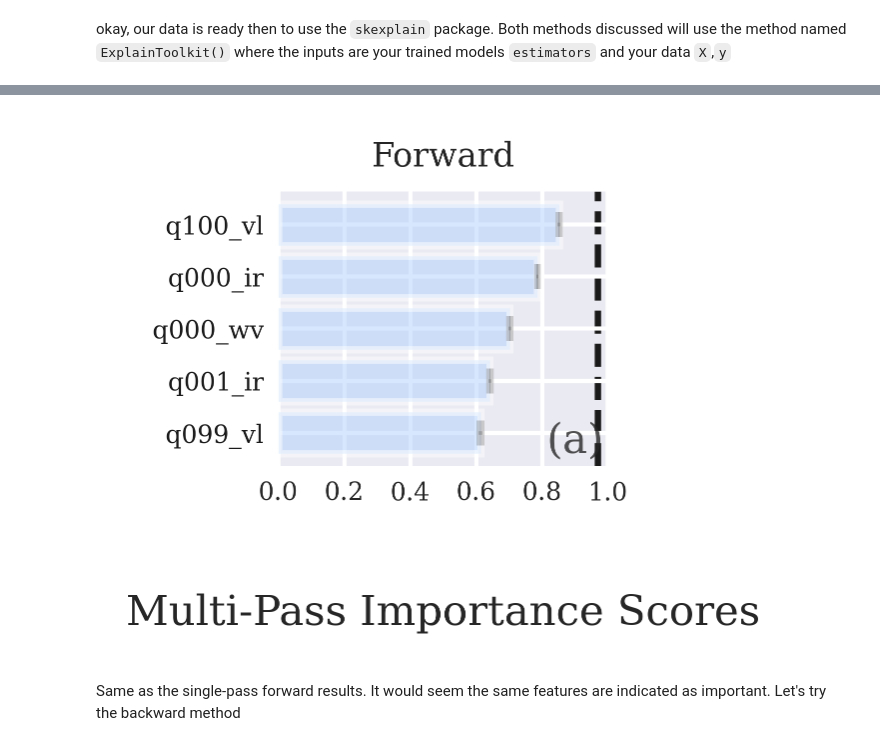
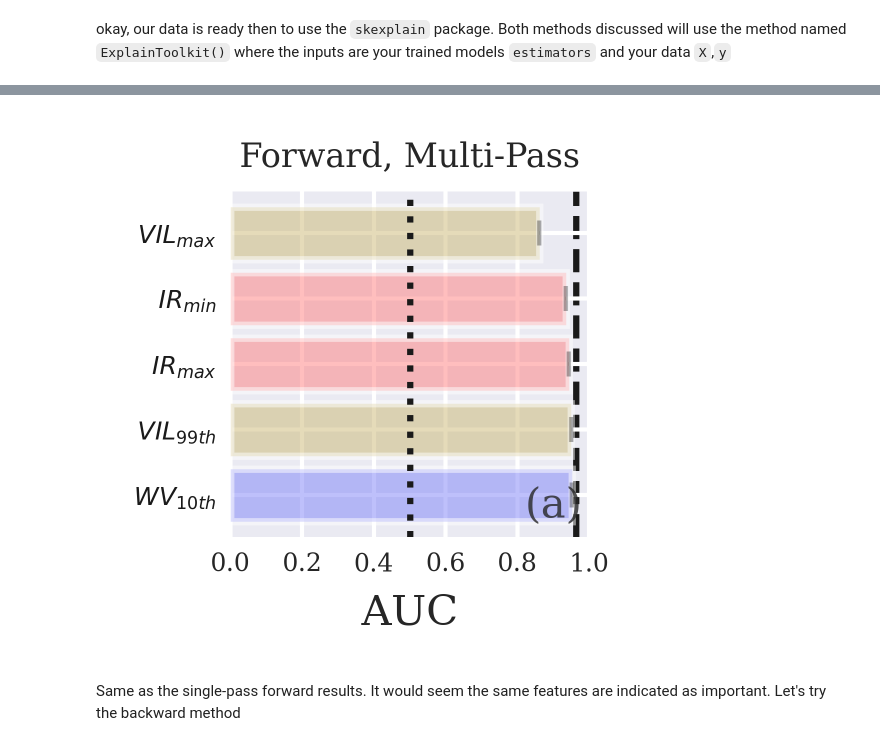
Before and after one commit to ai2es/WAF_ML_Tutorial_Part1, a Jupyter notebook: jupyter_notebooks/Notebook09_InterpretationATrainedMLModel.ipynb, the cells around one changed output, grey strips where cells are left out. Cells and saved outputs as stored; diff of their text form; code cells hidden in the pictures.

```diff
--- a/jupyter_notebooks/Notebook09_InterpretationATrainedMLModel.ipynb
+++ b/jupyter_notebooks/Notebook09_InterpretationATrainedMLModel.ipynb
@@ -186,6 +171,6 @@ if you need to load the saved file you can use this cell block:
 #create explainer object
 explainer = skexplain.ExplainToolkit()
 # Load the results file into the explainer object
-results_forward = explainer.load(fnames='../datasets/explanations/multipass_importance_auc_backward.nc')
-results_backward = explainer.load(fnames='../datasets/explanations/multipass_importance_auc_forward.nc')
+results_backward = explainer.load(fnames='../datasets/explanations/multipass_importance_auc_backward.nc')
+results_forward = explainer.load(fnames='../datasets/explanations/multipass_importance_auc_forward.nc')
 # %% [markdown]
@@ -231,15 +236,18 @@ As we stated before, the correlation between predictors could be skewing the res
 # %%
 #use the plot_importance method. it takes the result of the permuation test, whatever panels you want to make, then the number of bars you want.
 fig,ax = explainer.plot_importance(data=results_forward,
-                                panels=[('multipass', 'RandomForest')],
-                                num_vars_to_plot=5,figsize=(2,2))
+                                panels=[('multipass', 'LogisticRegression')],
+                                num_vars_to_plot=5,figsize=(2,2),xlabels=['AUC'],
+                                display_feature_names=display_feature_names,
+                               feature_colors=color_dict)
 
 #add the original AUC score to see how much it changes when we shuffle a feature
-ax.set_title('Forward')
-ax.axvline(results_forward.original_score__RandomForest.mean(),color='k',ls='--',zorder=0);
+ax.set_title('Forward, Multi-Pass')
+ax.axvline(results_forward.original_score__LogisticRegression.mean(),color='k',ls='--',zorder=0);
+ax.axvline(results_forward.all_permuted_score__LogisticRegression.mean(),color='k',ls=':');
 ax.set_xlim([0,1])
 plt.tight_layout()
 # %% [output]
-[figure, old version]
+[figure, new version]
 # %% [markdown]
 Same as the single-pass forward results. It would seem the same features are indicated as important. Let's try the backward method
```
Also changed, not shown: parts of 19 cells of this notebook, 3 other files.
